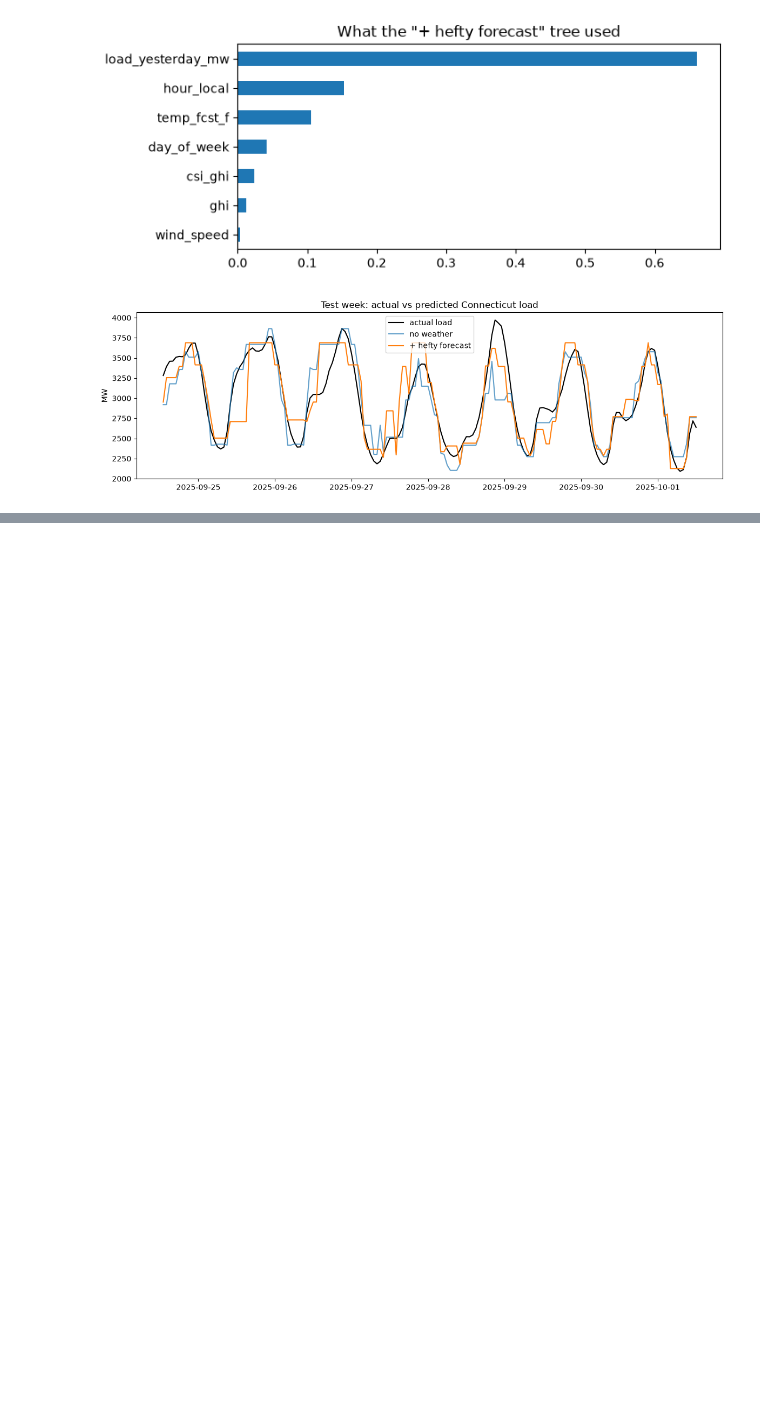
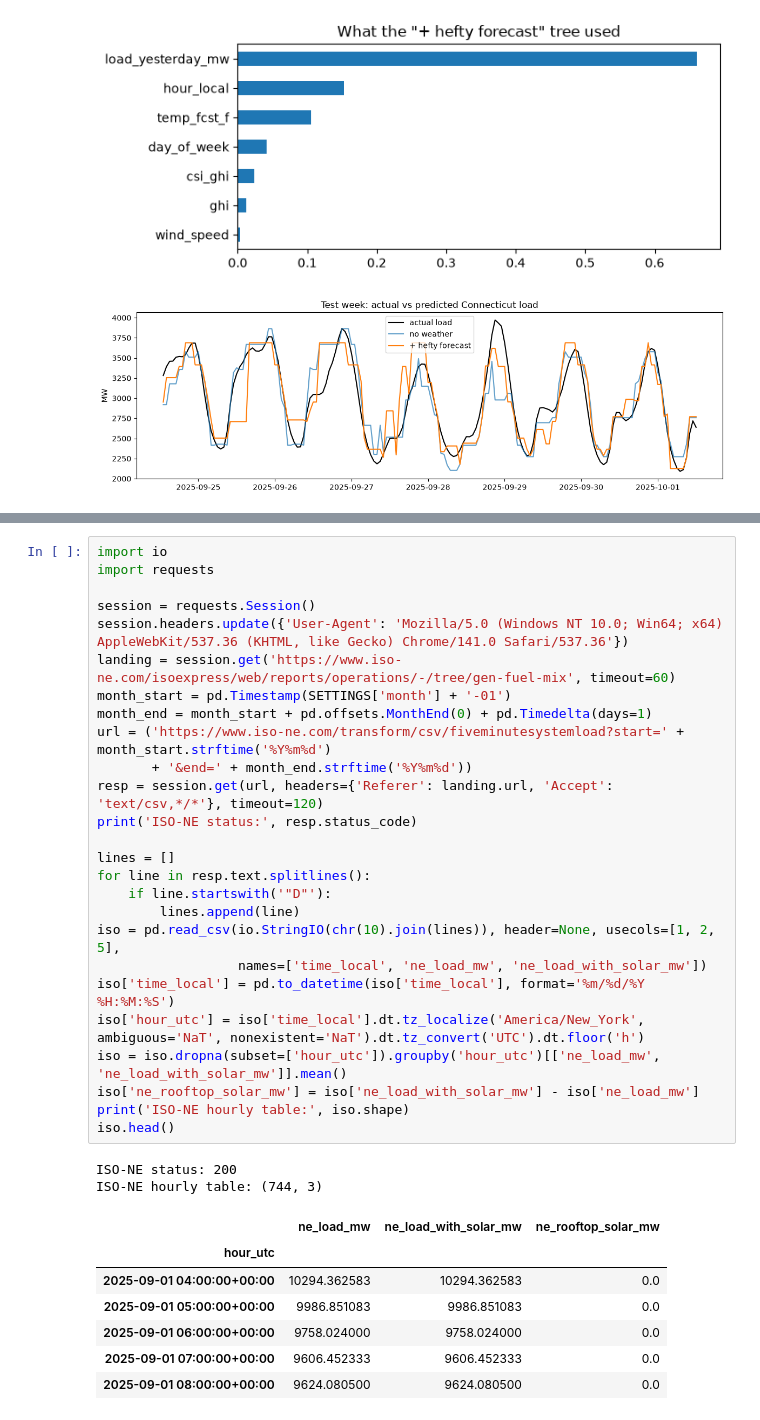
Before and after one commit to drdave-teaching/energy-forecasting, a Jupyter notebook: explorations/hefty_one_month_test.ipynb, the cells around one changed output, grey strips where cells are left out. Cells and saved outputs as stored; diff of their text form; blank space fills up the shorter version.

```diff
--- a/explorations/hefty_one_month_test.ipynb
+++ b/explorations/hefty_one_month_test.ipynb
@@ -450,0 +493,36 @@ the hefty forecast cut it by 11.2 MW
+# %%
+import io
+import requests
+
+session = requests.Session()
+session.headers.update({'User-Agent': 'Mozilla/5.0 (Windows NT 10.0; Win64; x64) AppleWebKit/537.36 (KHTML, like Gecko) Chrome/141.0 Safari/537.36'})
+landing = session.get('https://www.iso-ne.com/isoexpress/web/reports/operations/-/tree/gen-fuel-mix', timeout=60)
+month_start = pd.Timestamp(SETTINGS['month'] + '-01')
+month_end = month_start + pd.offsets.MonthEnd(0) + pd.Timedelta(days=1)
+url = ('https://www.iso-ne.com/transform/csv/fiveminutesystemload?start=' + month_start.strftime('%Y%m%d')
+       + '&end=' + month_end.strftime('%Y%m%d'))
+resp = session.get(url, headers={'Referer': landing.url, 'Accept': 'text/csv,*/*'}, timeout=120)
+print('ISO-NE status:', resp.status_code)
+
+lines = []
+for line in resp.text.splitlines():
+    if line.startswith('"D"'):
+        lines.append(line)
+iso = pd.read_csv(io.StringIO(chr(10).join(lines)), header=None, usecols=[1, 2, 5],
+                  names=['time_local', 'ne_load_mw', 'ne_load_with_solar_mw'])
+iso['time_local'] = pd.to_datetime(iso['time_local'], format='%m/%d/%Y %H:%M:%S')
+iso['hour_utc'] = iso['time_local'].dt.tz_localize('America/New_York', ambiguous='NaT', nonexistent='NaT').dt.tz_convert('UTC').dt.floor('h')
+iso = iso.dropna(subset=['hour_utc']).groupby('hour_utc')[['ne_load_mw', 'ne_load_with_solar_mw']].mean()
+iso['ne_rooftop_solar_mw'] = iso['ne_load_with_solar_mw'] - iso['ne_load_mw']
+print('ISO-NE hourly table:', iso.shape)
+iso.head()
+# %% [output]
+ISO-NE status: 200
+ISO-NE hourly table: (744, 3)
+|  | ne_load_mw | ne_load_with_solar_mw | ne_rooftop_solar_mw |
+| hour_utc |  |  |  |
+| 2025-09-01 04:00:00+00:00 | 10294.362583 | 10294.362583 | 0.0 |
+| 2025-09-01 05:00:00+00:00 | 9986.851083 | 9986.851083 | 0.0 |
+| 2025-09-01 06:00:00+00:00 | 9758.024000 | 9758.024000 | 0.0 |
+| 2025-09-01 07:00:00+00:00 | 9606.452333 | 9606.452333 | 0.0 |
+| 2025-09-01 08:00:00+00:00 | 9624.080500 | 9624.080500 | 0.0 |
```
Also changed, not shown: parts of 15 cells of this notebook, 1 other file.
